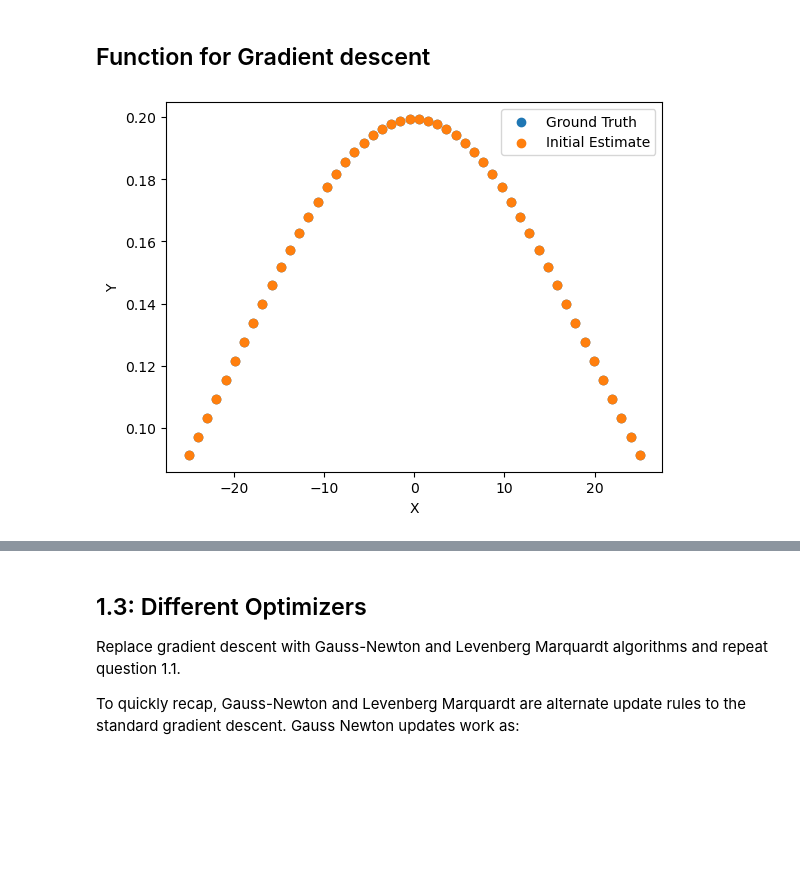
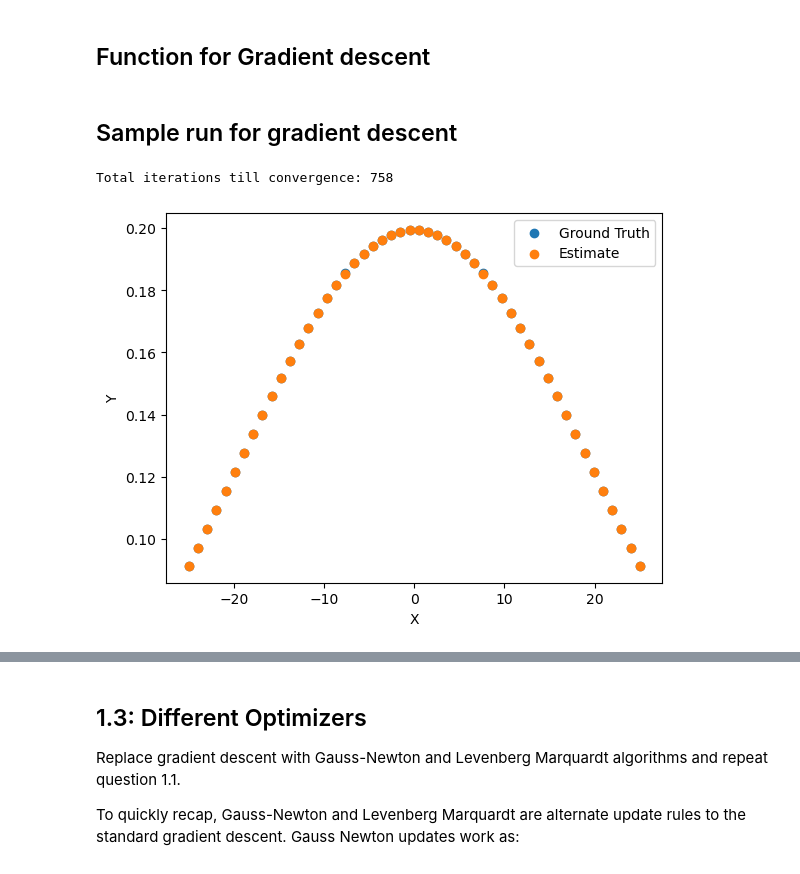
Before and after one commit to tusharc31/Mobile-Robotics, a Jupyter notebook: Assignment-3/Assignment-3.ipynb, the cells around one changed output, grey strips where cells are left out. Drawn from its saved outputs; the diff is of its cells as text; code cells hidden in the pictures; blank space fills up the shorter version.

Commit message:
Plotted all graphs required in Q1.1

```diff
--- a/Assignment-3/Assignment-3.ipynb
+++ b/Assignment-3/Assignment-3.ipynb
@@ -206,29 +191,53 @@ def residual(x, y, a, m, s):
 # %% [markdown]
 ## Function for Gradient descent
 # %%
-def gradient_descent(xobs, yobs, a, m, s):
+def gradient_descent(xobs, yobs, a, m, s, max_iterations, learning_rate, tolerance):
 
     weights = np.array([a, m, s], dtype=np.double)
+    errors = []
+    itr = []
+    total_iterations = max_iterations
 
-    for _ in range(5000):
+    for _ in range(max_iterations):
         J = jacobian(xobs, weights[0], weights[1], weights[2])
         R = residual(xobs, yobs, weights[0], weights[1], weights[2])
-        weights = weights - 10 * np.dot(J.T, R)
+        weights = weights - learning_rate * np.dot(J.T, R)
 
-    return weights[0], weights[1], weights[2]
+        error = np.sqrt(np.sum(np.square(yobs-make_gaussian(xobs, weights[0], weights[1], weights[2]))) / 50)
+
+        if error<tolerance:
+            total_iterations = _
+            break
+
+        else:
+            errors.append(error)
+            itr.append(_)
+
+    return weights[0], weights[1], weights[2], total_iterations, errors, itr
+# %% [markdown]
+## Sample run for gradient descent
 # %%
-a, m, s = gradient_descent(xobs, yobs, 10, 13, 19.12)
+max_iterations = 2000
+learning_rate = 25
+tolerance = 1e-5
+a_est = 10
+m_est = 13
+s_est = 19.12
+
+a, m, s, tot_itr, cost, itr = gradient_descent(xobs, yobs, a_est, m_est, s_est, max_iterations, learning_rate, tolerance)
+print("Total iterations till convergence: " + str(tot_itr))
 
 plt.clf()
 
 yobs = make_gaussian(xobs, 10, 0, 20)
 yest = make_gaussian(xobs, a, m, s)
 
 plt.scatter(xobs, yobs)
 plt.scatter(xobs, yest)
 plt.xlabel("X")
 plt.ylabel("Y")
-plt.legend(['Ground Truth', 'Initial Estimate'])
+plt.legend(['Ground Truth', 'Estimate'])
 plt.show()
 # %% [output]
+Total iterations till convergence: 758
-[figure, old version]
+[figure, new version]
```
Also changed, not shown: parts of 13 cells of this notebook, 1 other file.
